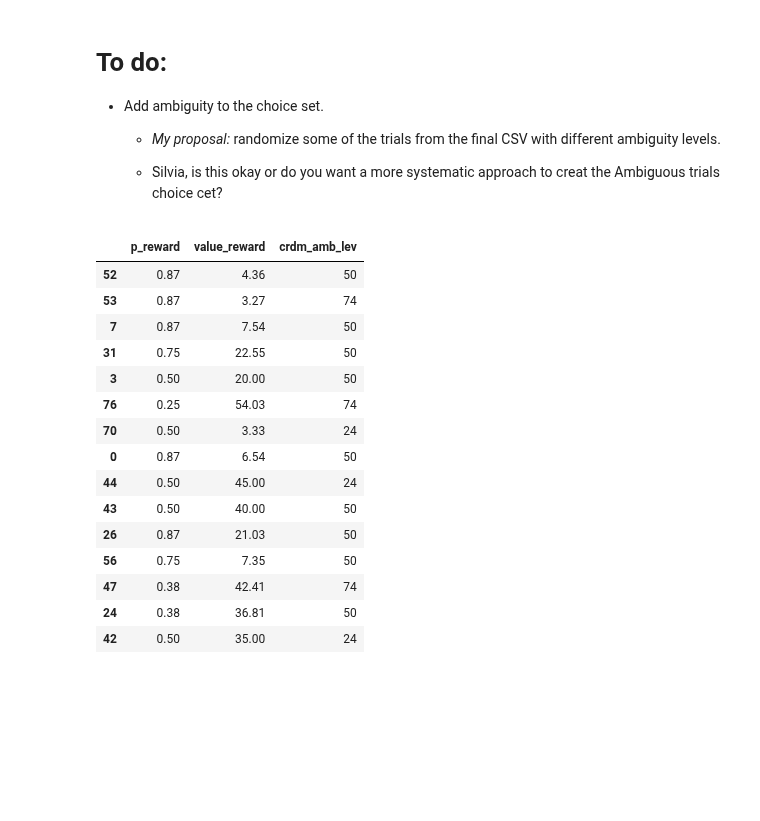
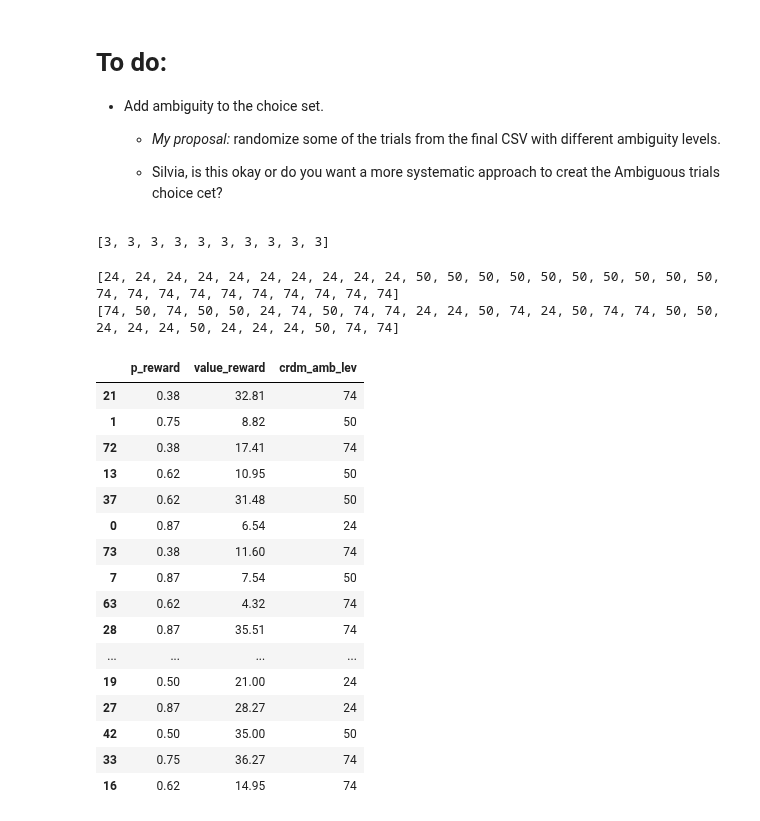
Before and after one commit to CDN-Lab/Adaptive_Choicesets, a Jupyter notebook: gen_choice_set_space.ipynb, the cells around one changed output. Drawn from its saved outputs; the diff is of its cells as text; code cells hidden in the pictures; blank space fills up the shorter version.

Commit message:
small edit for ambiguity

```diff
--- a/gen_choice_set_space.ipynb
+++ b/gen_choice_set_space.ipynb
@@ -338,39 +336,59 @@ CSV file filtered successfully.
     -   *My proposal:* randomize some of the trials from the final CSV with different ambiguity levels.
 
     -  Silvia, is this okay or do you want a more systematic approach to creat the Ambiguous trials choice cet?
+# %%
+N=10
+p = 10*[3]
+print(p)
+# %% [output]
+[3, 3, 3, 3, 3, 3, 3, 3, 3, 3]
+# %%
+#Inserting amibuity
+import random
+df = pd.read_csv(crdm_trials_50cap)
+
+#Define the ambiguity options
+crdm_amb_lvl = [24,50,74]
+
+
+# number of ambiguous trials by type
+N_AMB = 10
+crdm_amb_opt = [N_AMB*[a] for a in crdm_amb_lvl]
+crdm_amb_opt = [item for sublist in crdm_amb_opt for item in sublist]
+print(crdm_amb_opt)
+random.shuffle(crdm_amb_opt)
+print(crdm_amb_opt)
+# %% [output]
+[24, 24, 24, 24, 24, 24, 24, 24, 24, 24, 50, 50, 50, 50, 50, 50, 50, 50, 50, 50, 74, 74, 74, 74, 74, 74, 74, 74, 74, 74]
+[74, 50, 74, 50, 50, 24, 74, 50, 74, 74, 24, 24, 50, 74, 24, 50, 74, 74, 50, 50, 24, 24, 24, 50, 24, 24, 24, 50, 74, 74]
 # %%
-#Inserting amibuity
-import random
-df = pd.read_csv(crdm_trials_50cap)
-
-#Define the ambiguity options
-crdm_amb_opt = [24,50,74]
 
 #Define the number of ambiguous trials by picking X number of random rows.
-amb_trials = df.sample(n=15)
+amb_trials = df.sample(n=len(crdm_amb_opt))
 
 #Assign ambiguity values that match the number of random rows
-amb_levels = [random.choice(crdm_amb_opt) for x in range(15)]
+# amb_levels = [random.choice(crdm_amb_opt) for x in range(15)]
 #Assign those values to the random rows
-amb_trials['crdm_amb_lev'] = amb_levels
+amb_trials['crdm_amb_lev'] = crdm_amb_opt
 amb_trials
 # %% [output]
 |  | p_reward | value_reward | crdm_amb_lev |
-| 52 | 0.87 | 4.36 | 50 |
-| 53 | 0.87 | 3.27 | 74 |
+| 21 | 0.38 | 32.81 | 74 |
+| 1 | 0.75 | 8.82 | 50 |
+| 72 | 0.38 | 17.41 | 74 |
+| 13 | 0.62 | 10.95 | 50 |
+| 37 | 0.62 | 31.48 | 50 |
+| 0 | 0.87 | 6.54 | 24 |
+| 73 | 0.38 | 11.60 | 74 |
 | 7 | 0.87 | 7.54 | 50 |
-| 31 | 0.75 | 22.55 | 50 |
-| 3 | 0.50 | 20.00 | 50 |
-| 76 | 0.25 | 54.03 | 74 |
-| 70 | 0.50 | 3.33 | 24 |
-| 0 | 0.87 | 6.54 | 50 |
-| 44 | 0.50 | 45.00 | 24 |
-| 43 | 0.50 | 40.00 | 50 |
-| 26 | 0.87 | 21.03 | 50 |
-| 56 | 0.75 | 7.35 | 50 |
-| 47 | 0.38 | 42.41 | 74 |
-| 24 | 0.38 | 36.81 | 50 |
-| 42 | 0.50 | 35.00 | 24 |
+| 63 | 0.62 | 4.32 | 74 |
+| 28 | 0.87 | 35.51 | 74 |
+| ... | ... | ... | ... |
+| 19 | 0.50 | 21.00 | 24 |
+| 27 | 0.87 | 28.27 | 24 |
+| 42 | 0.50 | 35.00 | 50 |
+| 33 | 0.75 | 36.27 | 74 |
+| 16 | 0.62 | 14.95 | 74 |
 # %% [markdown]
 ## It's not much but it's honest work
 ![python](https://plantillasdememes.com/img/plantillas/no-es-mucho-pero-es-trabajo-honesto01569991155.jpg)
```
Also changed, not shown: parts of 7 cells of this notebook, 1 other file.
